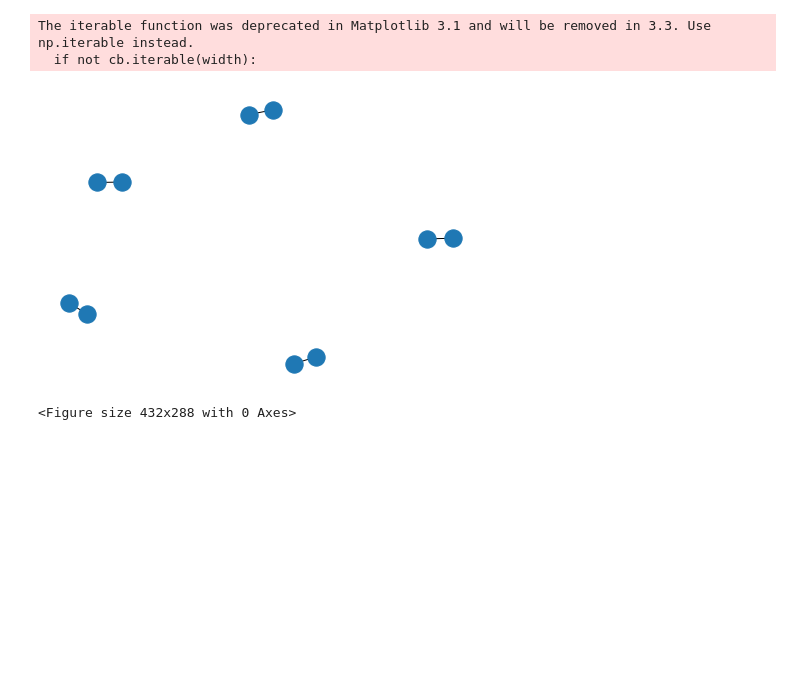
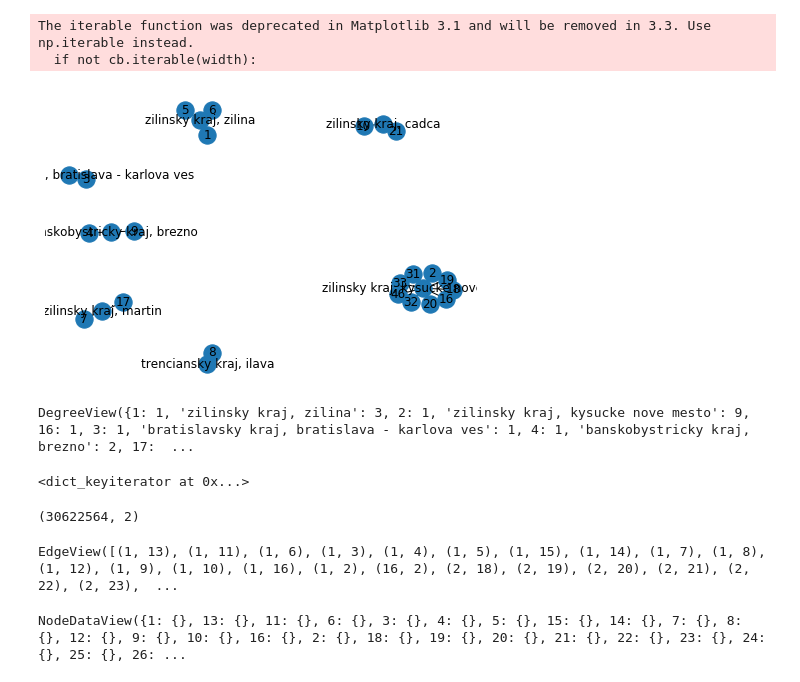
Before and after one commit to RawatVimal/internship, a Jupyter notebook: Work/nx_basf.ipynb, the cells around one changed output. Saved outputs shown, nothing was run; the diff lists cells and outputs as text; code cells hidden in the pictures; blank space fills up the shorter version.

```diff
--- a/Work/nx_basf.ipynb
+++ b/Work/nx_basf.ipynb
@@ -5,4 +5,5 @@ import pandas as pd
 import matplotlib.pyplot as plt
 
 
-df = pd.read_csv('/Users/jasminekaur/Desktop/basf/Code/data/Boston_Crime_Dataset.csv', encoding="latin_1",dtype='unicode')
+df = pd.read_csv('/Users/jasminekaur/Desktop/basf/Code/data/soc_pokec_profiles.txt',sep= '\t',header=None )
+df_n = pd.read_csv('/Users/jasminekaur/Desktop/basf/Code/data/soc-pokec-relationships.txt',sep= '\t',header=None )
@@ -11,2 +20,4 @@ df_pk=df[["INCIDENT_NUMBER","OFFENSE_CODE","OFFENSE_DESCRIPTION","STREET"]]
+# %%
+df2 = df.head(20)
 # %%
-df2 = df_pk.head(5)
+df2.head()
@@ -22,5 +36,5 @@ df2
 # %%
-G=nx.from_pandas_edgelist(df2,'OFFENSE_CODE','OFFENSE_DESCRIPTION',['INCIDENT_NUMBER','STREET'])
+G=nx.from_pandas_edgelist(df2,0,4)
 # %%
 G.edges()
 # %% [output]
@@ -53,10 +89,18 @@ list(G.edges)
 # %%
-nx.draw(G)
+nx.draw(G,with_labels = True)
 # %% [output]
 The iterable function was deprecated in Matplotlib 3.1 and will be removed in 3.3. Use np.iterable instead.
   if not cb.iterable(width):
-[figure, old version]
+[figure, new version]
-# %%
-plt.draw()  # pyplot draw()
-# %% [output]
-<Figure size 432x288 with 0 Axes>
+# %%
+G.degree()
+# %% [output]
+DegreeView({1: 1, 'zilinsky kraj, zilina': 3, 2: 1, 'zilinsky kraj, kysucke nove mesto': 9, 16: 1, 3: 1, 'bratislavsky kraj, bratislava - karlova ves': 1, 4: 1, 'banskobystricky kraj, brezno': 2, 17:  ...
+# %%
+G.neighbors("zilinsky kraj, kysucke nove mesto")
+# %% [output]
+<dict_keyiterator at 0x...>
+# %%
+df_n.shape
+# %% [output]
+(30622564, 2)
@@ -62,0 +111,8 @@ plt.draw()  # pyplot draw()
+# %%
+H.edges()
+# %% [output]
+EdgeView([(1, 13), (1, 11), (1, 6), (1, 3), (1, 4), (1, 5), (1, 15), (1, 14), (1, 7), (1, 8), (1, 12), (1, 9), (1, 10), (1, 16), (1, 2), (16, 2), (2, 18), (2, 19), (2, 20), (2, 21), (2, 22), (2, 23),  ...
+# %%
+H.nodes(data=True)
+# %% [output]
+NodeDataView({1: {}, 13: {}, 11: {}, 6: {}, 3: {}, 4: {}, 5: {}, 15: {}, 14: {}, 7: {}, 8: {}, 12: {}, 9: {}, 10: {}, 16: {}, 2: {}, 18: {}, 19: {}, 20: {}, 21: {}, 22: {}, 23: {}, 24: {}, 25: {}, 26: ...
```
Also changed, not shown: parts of 16 cells of this notebook.
